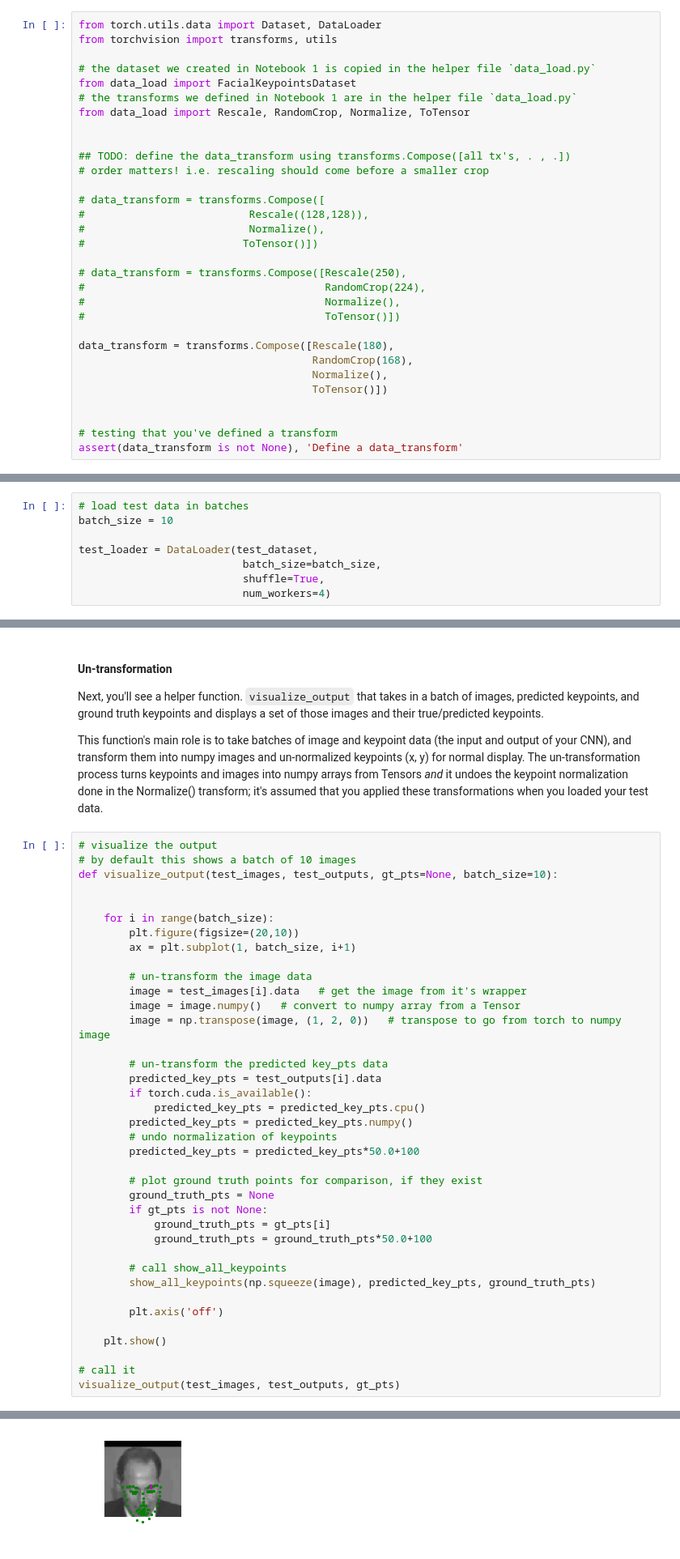
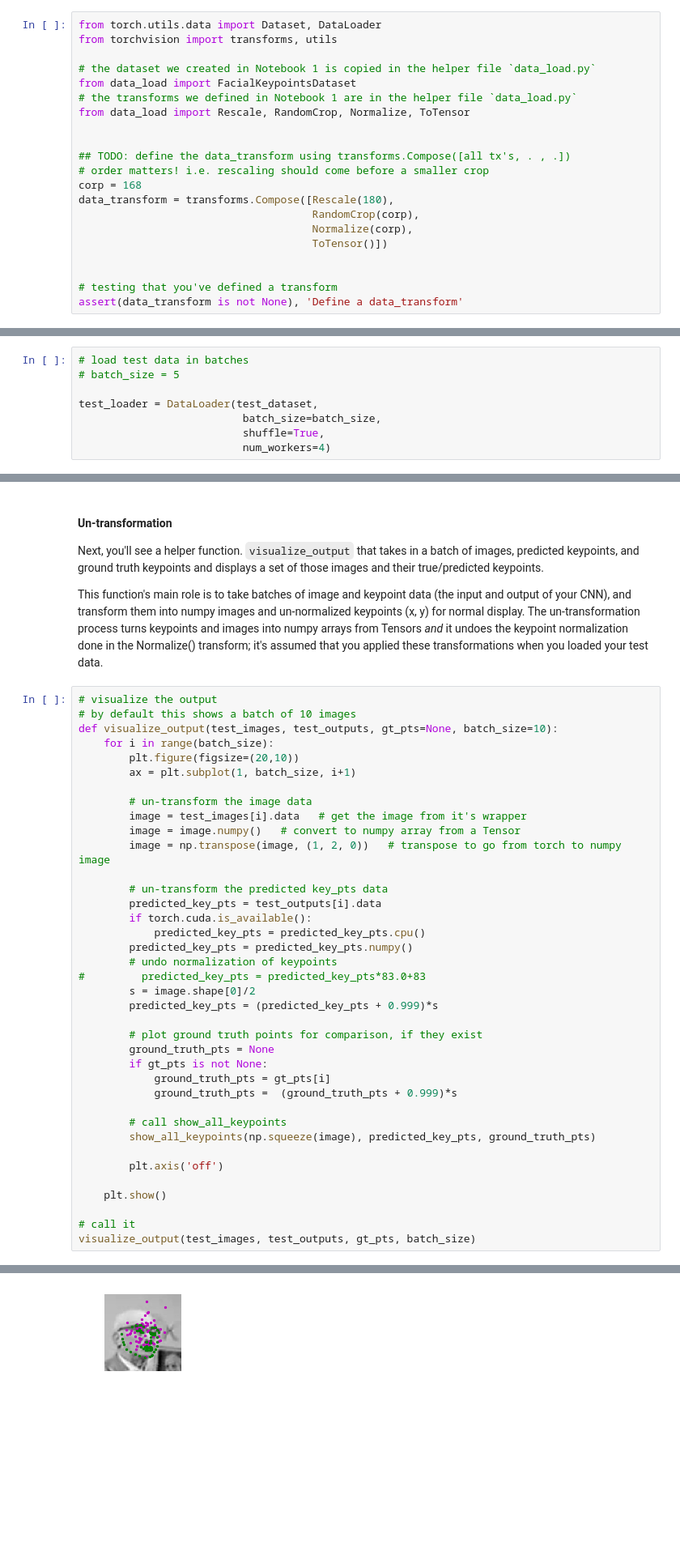
Before and after one commit to binliu-base/CVND_P1_Facial_Keypoints, a Jupyter notebook: 2. Define the Network Architecture.ipynb, the cells around one changed output, grey strips where cells are left out. Shown at 81% size. Cells and saved outputs as stored; diff of their text form; blank space fills up the shorter version.

```diff
--- a/2. Define the Network Architecture.ipynb
+++ b/2. Define the Network Architecture.ipynb
@@ -128,20 +133,10 @@ from data_load import Rescale, RandomCrop, Normalize, ToTensor
 
 ## TODO: define the data_transform using transforms.Compose([all tx's, . , .])
 # order matters! i.e. rescaling should come before a smaller crop
-
-# data_transform = transforms.Compose([
-#                          Rescale((128,128)),
-#                          Normalize(),
-#                         ToTensor()])
-
-# data_transform = transforms.Compose([Rescale(250),
-#                                      RandomCrop(224),
-#                                      Normalize(),
-#                                      ToTensor()])
-
+corp = 168
 data_transform = transforms.Compose([Rescale(180),
-                                     RandomCrop(168),
-                                     Normalize(),
+                                     RandomCrop(corp),
+                                     Normalize(corp),
                                      ToTensor()])
 
 
@@ -203,7 +198,7 @@ test_dataset = FacialKeypointsDataset(csv_file='data/test_frames_keypoints.csv',
                                              transform=data_transform)
 # %%
 # load test data in batches
-batch_size = 10
+# batch_size = 5
 
 test_loader = DataLoader(test_dataset,
                           batch_size=batch_size,
@@ -284,8 +279,6 @@ This function's main role is to take batches of image and keypoint data (the inp
 # visualize the output
 # by default this shows a batch of 10 images
 def visualize_output(test_images, test_outputs, gt_pts=None, batch_size=10):
-
-
     for i in range(batch_size):
         plt.figure(figsize=(20,10))
         ax = plt.subplot(1, batch_size, i+1)
@@ -301,13 +294,15 @@ def visualize_output(test_images, test_outputs, gt_pts=None, batch_size=10):
             predicted_key_pts = predicted_key_pts.cpu()
         predicted_key_pts = predicted_key_pts.numpy()
         # undo normalization of keypoints
-        predicted_key_pts = predicted_key_pts*50.0+100
+#         predicted_key_pts = predicted_key_pts*83.0+83
+        s = image.shape[0]/2
+        predicted_key_pts = (predicted_key_pts + 0.999)*s
 
         # plot ground truth points for comparison, if they exist
         ground_truth_pts = None
         if gt_pts is not None:
             ground_truth_pts = gt_pts[i]
-            ground_truth_pts = ground_truth_pts*50.0+100
+            ground_truth_pts =  (ground_truth_pts + 0.999)*s
 
         # call show_all_keypoints
         show_all_keypoints(np.squeeze(image), predicted_key_pts, ground_truth_pts)
@@ -317,5 +312,5 @@ def visualize_output(test_images, test_outputs, gt_pts=None, batch_size=10):
     plt.show()
 
 # call it
-visualize_output(test_images, test_outputs, gt_pts)
+visualize_output(test_images, test_outputs, gt_pts, batch_size)
 # %% [output]
@@ -324 +319 @@ visualize_output(test_images, test_outputs, gt_pts)
-[figure, old version]
+[figure, new version]
```
Also changed, not shown: parts of 23 cells of this notebook, 4 other files.
